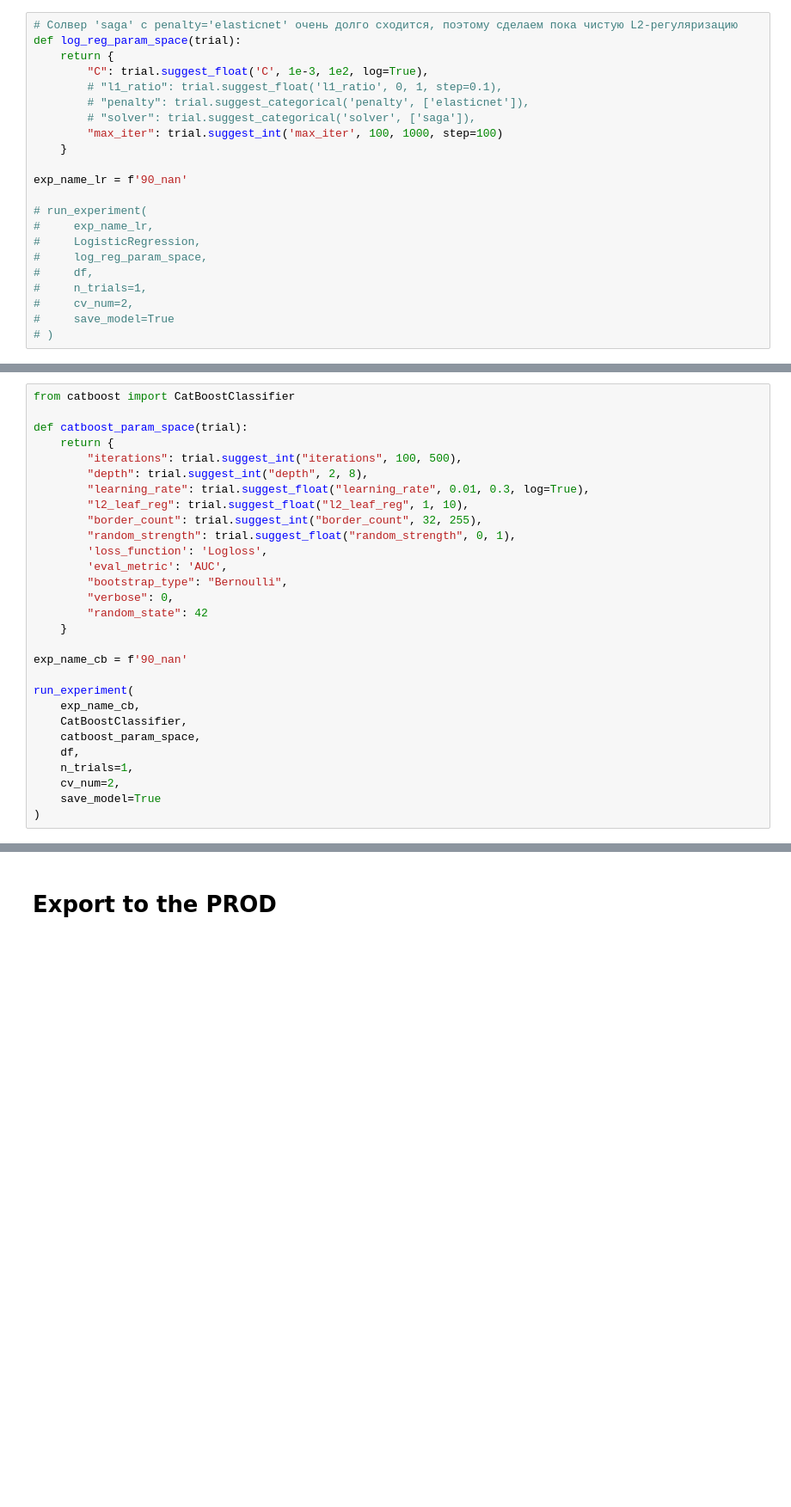
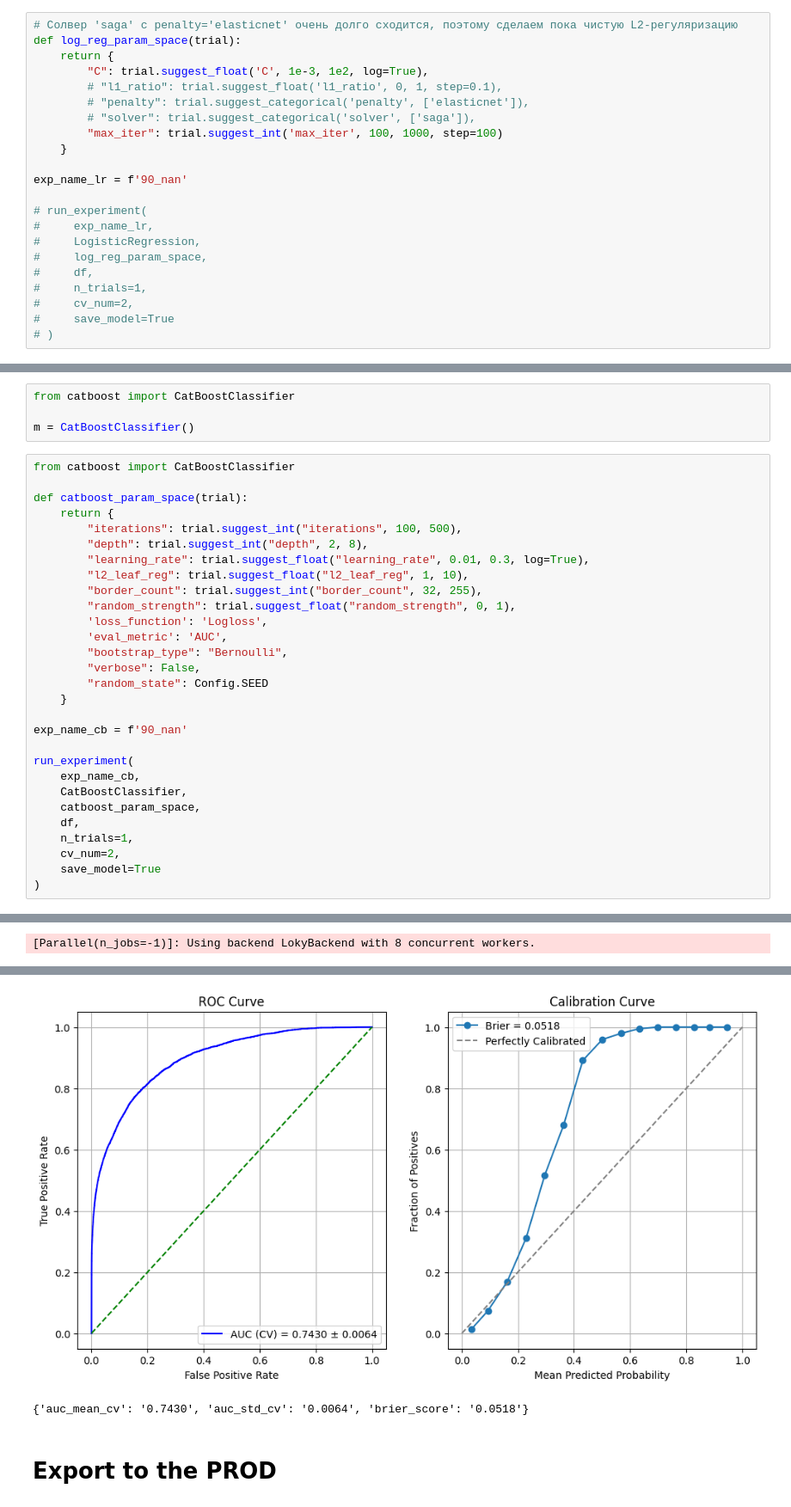
Before and after one commit to Uralbeckins/Credit-Score-Prediction-Home-Credit-Bank, a Jupyter notebook: Model Selection Workflow/3-Model_training.ipynb, the cells around one changed output, grey strips where cells are left out. Shown at 86% size. Drawn from its saved outputs; the diff is of its cells as text; blank space fills up the shorter version.

```diff
--- a/Model Selection Workflow/3-Model_training.ipynb
+++ b/Model Selection Workflow/3-Model_training.ipynb
@@ -91,3 +79,7 @@ run_experiment(
+# %%
+from catboost import CatBoostClassifier
+
+m = CatBoostClassifier()
 # %%
 from catboost import CatBoostClassifier
 
@@ -102,8 +94,8 @@ def catboost_param_space(trial):
         'loss_function': 'Logloss',
         'eval_metric': 'AUC',
         "bootstrap_type": "Bernoulli",
-        "verbose": 0,
-        "random_state": 42
+        "verbose": False,
+        "random_state": Config.SEED
     }
 
 exp_name_cb = f'90_nan'
@@ -117,3 +109,4 @@ run_experiment(
     cv_num=2,
     save_model=True
 )
+# %% [output]
@@ -119,0 +134 @@ run_experiment(
+[Parallel(n_jobs=-1)]: Using backend LokyBackend with 8 concurrent workers.
@@ -120,3 +188,5 @@ run_experiment(
+[figure, added]
+{'auc_mean_cv': '0.7430', 'auc_std_cv': '0.0064', 'brier_score': '0.0518'}
 # %% [markdown]
 # Export to the PROD
 # %% [markdown]
```
Also changed, not shown: parts of 4 cells of this notebook, 11 other files.
